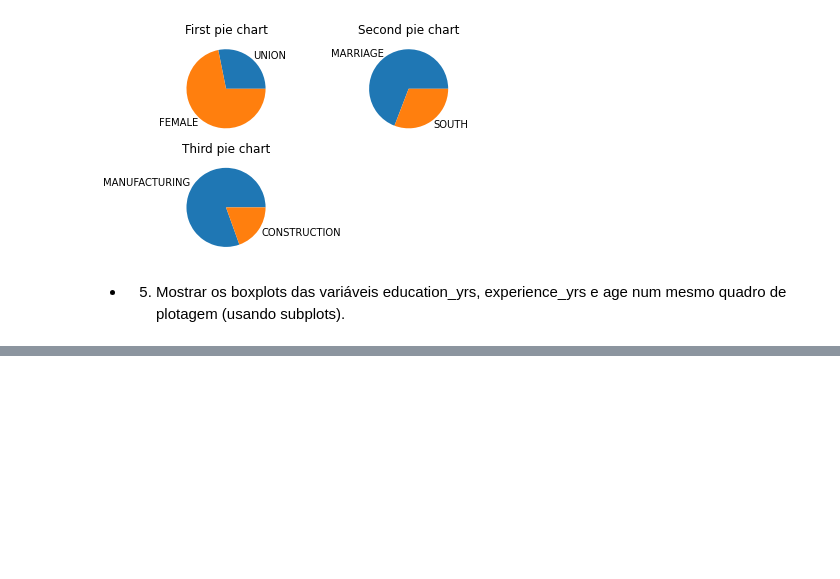
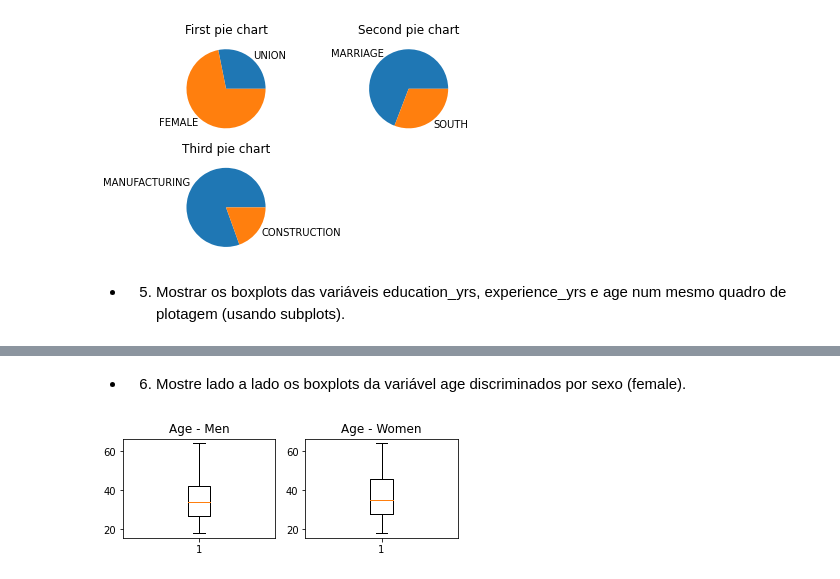
Before and after one commit to afpaiva/data-science, a Jupyter notebook: ex2.ipynb, the cells around one changed output, grey strips where cells are left out. Drawn from its saved outputs; the diff is of its cells as text; code cells hidden in the pictures; blank space fills up the shorter version.

```diff
--- a/ex2.ipynb
+++ b/ex2.ipynb
@@ -92,0 +101,14 @@ plt.show()
+# %% [markdown]
+- 6) Mostre lado a lado os boxplots da variável age discriminados por sexo (female).
+# %%
+plt.subplot(2,2,1)
+plt.boxplot(df.age[df.female == 0])
+plt.title('Age - Men')
+
+plt.subplot(2,2,2)
+plt.boxplot(df.age[df.female == 1])
+plt.title('Age - Women')
+
+plt.show()
+# %% [output]
+[figure, added]
```
Also changed, not shown: parts of 2 cells of this notebook.
